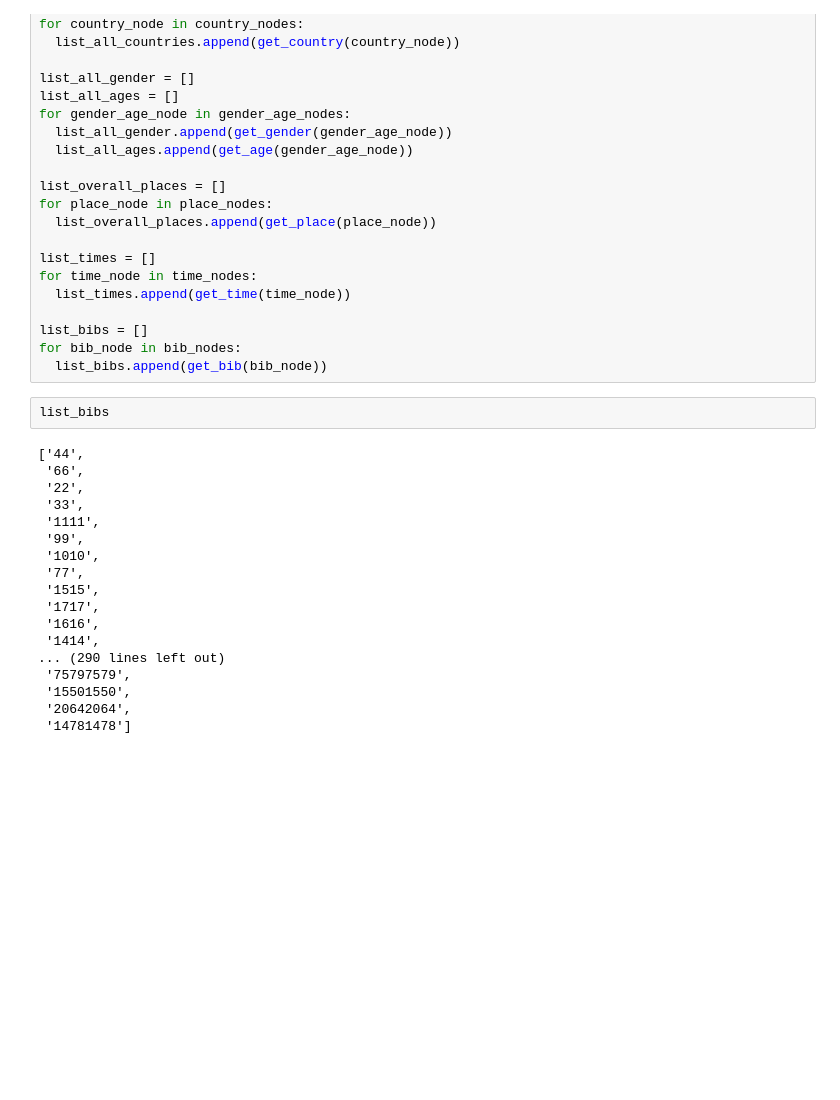
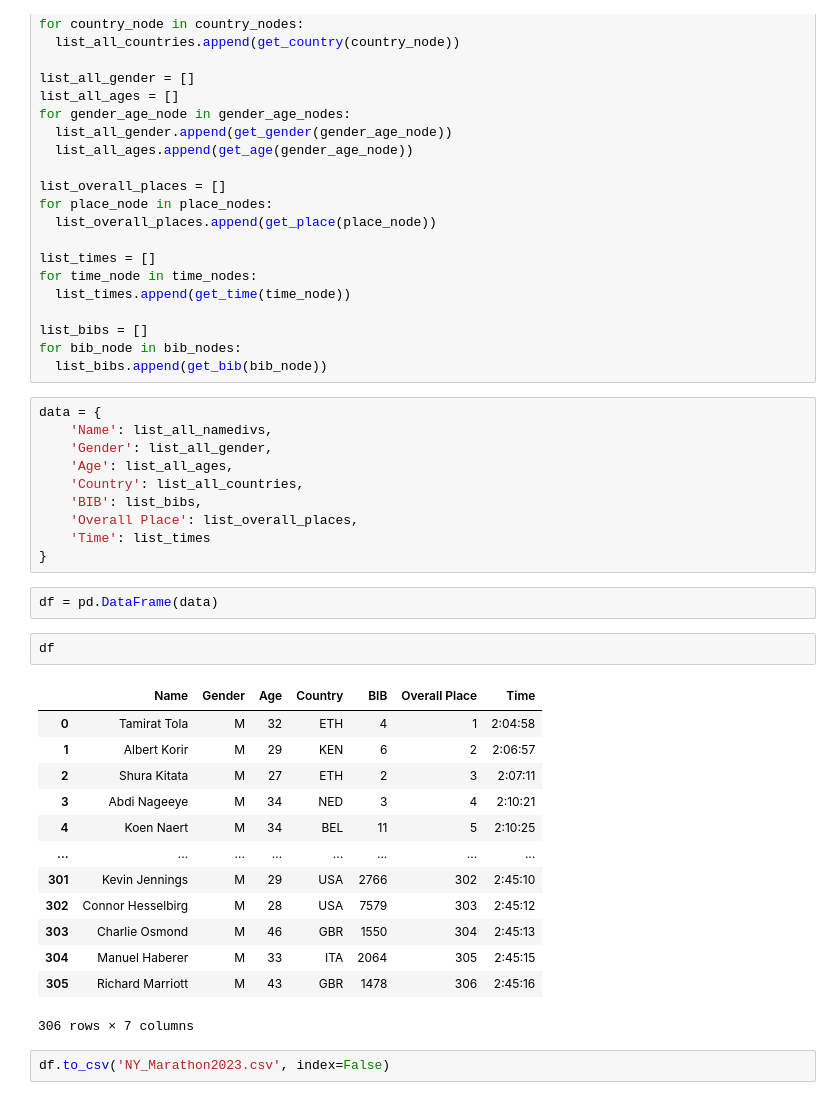
Before and after one commit to snwnkang/CS171_Final_vis_Marathon, a Jupyter notebook: NY_Marathon_Scrape.ipynb, the cells around one changed output. Saved outputs shown, nothing was run; the diff lists cells and outputs as text; blank space fills up the shorter version.

```diff
--- a/NY_Marathon_Scrape.ipynb
+++ b/NY_Marathon_Scrape.ipynb
@@ -9433,23 +9421,33 @@ for time_node in time_nodes:
 list_bibs = []
 for bib_node in bib_nodes:
   list_bibs.append(get_bib(bib_node))
-# %%
-list_bibs
-# %% [output]
-['44',
- '66',
- '22',
- '33',
- '1111',
- '99',
- '1010',
- '77',
- '1515',
- '1717',
- '1616',
- '1414',
-... (290 lines left out)
- '75797579',
- '15501550',
- '20642064',
- '14781478']
+# %%
+data = {
+    'Name': list_all_namedivs,
+    'Gender': list_all_gender,
+    'Age': list_all_ages,
+    'Country': list_all_countries,
+    'BIB': list_bibs,
+    'Overall Place': list_overall_places,
+    'Time': list_times
+}
+# %%
+df = pd.DataFrame(data)
+# %%
+df
+# %% [output]
+|  | Name | Gender | Age | Country | BIB | Overall Place | Time |
+| 0 | Tamirat Tola | M | 32 | ETH | 4 | 1 | 2:04:58 |
+| 1 | Albert Korir | M | 29 | KEN | 6 | 2 | 2:06:57 |
+| 2 | Shura Kitata | M | 27 | ETH | 2 | 3 | 2:07:11 |
+| 3 | Abdi Nageeye | M | 34 | NED | 3 | 4 | 2:10:21 |
+| 4 | Koen Naert | M | 34 | BEL | 11 | 5 | 2:10:25 |
+| ... | ... | ... | ... | ... | ... | ... | ... |
+| 301 | Kevin Jennings | M | 29 | USA | 2766 | 302 | 2:45:10 |
+| 302 | Connor Hesselbirg | M | 28 | USA | 7579 | 303 | 2:45:12 |
+| 303 | Charlie Osmond | M | 46 | GBR | 1550 | 304 | 2:45:13 |
+| 304 | Manuel Haberer | M | 33 | ITA | 2064 | 305 | 2:45:15 |
+| 305 | Richard Marriott | M | 43 | GBR | 1478 | 306 | 2:45:16 |
+306 rows × 7 columns
+# %%
+df.to_csv('NY_Marathon2023.csv', index=False)
```
Also changed, not shown: parts of 4 cells of this notebook.
